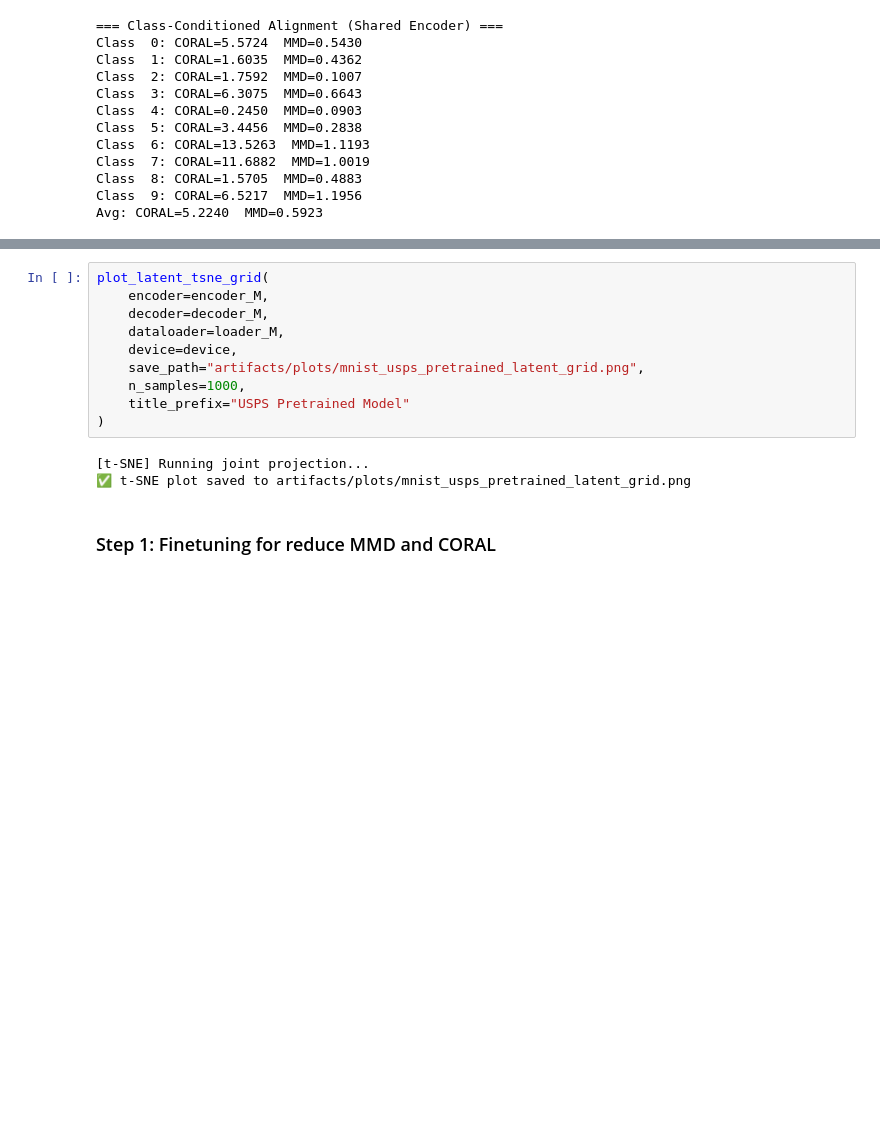
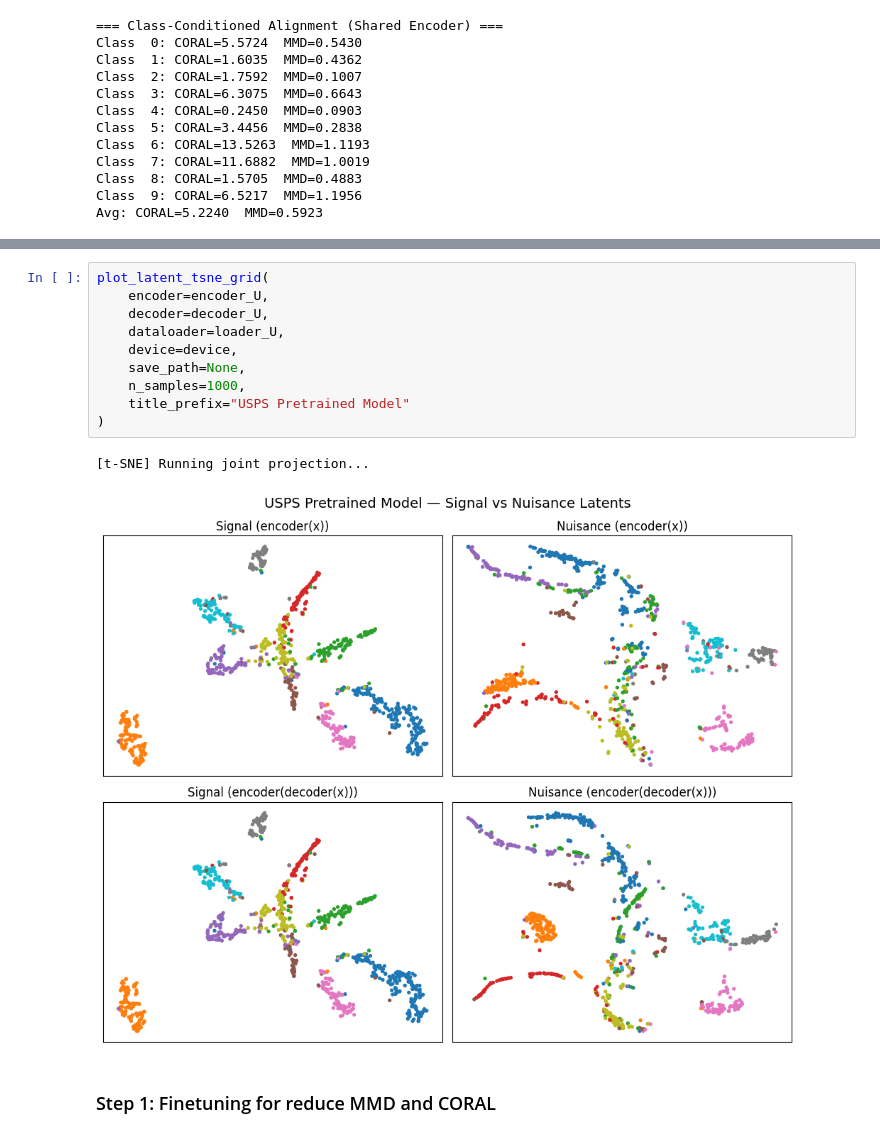
Before and after one commit to ChiPhuongHuynh/Domain-Adaptation, a Jupyter notebook: experiments.ipynb, the cells around one changed output, grey strips where cells are left out. Cells and saved outputs as stored; diff of their text form; blank space fills up the shorter version.

```diff
--- a/experiments.ipynb
+++ b/experiments.ipynb
@@ -134,16 +134,16 @@ plot_latent_tsne_grid(
 # %%
 plot_latent_tsne_grid(
-    encoder=encoder_M,
-    decoder=decoder_M,
-    dataloader=loader_M,
+    encoder=encoder_U,
+    decoder=decoder_U,
+    dataloader=loader_U,
     device=device,
-    save_path="artifacts/plots/mnist_usps_pretrained_latent_grid.png",
+    save_path=None,
     n_samples=1000,
     title_prefix="USPS Pretrained Model"
 )
 # %% [output]
 [t-SNE] Running joint projection...
-✅ t-SNE plot saved to artifacts/plots/mnist_usps_pretrained_latent_grid.png
+[figure, added]
 # %% [markdown]
 ### Step 1: Finetuning for reduce MMD and CORAL
 # %%
```
Also changed, not shown: parts of 6 cells of this notebook, 4 other files.
